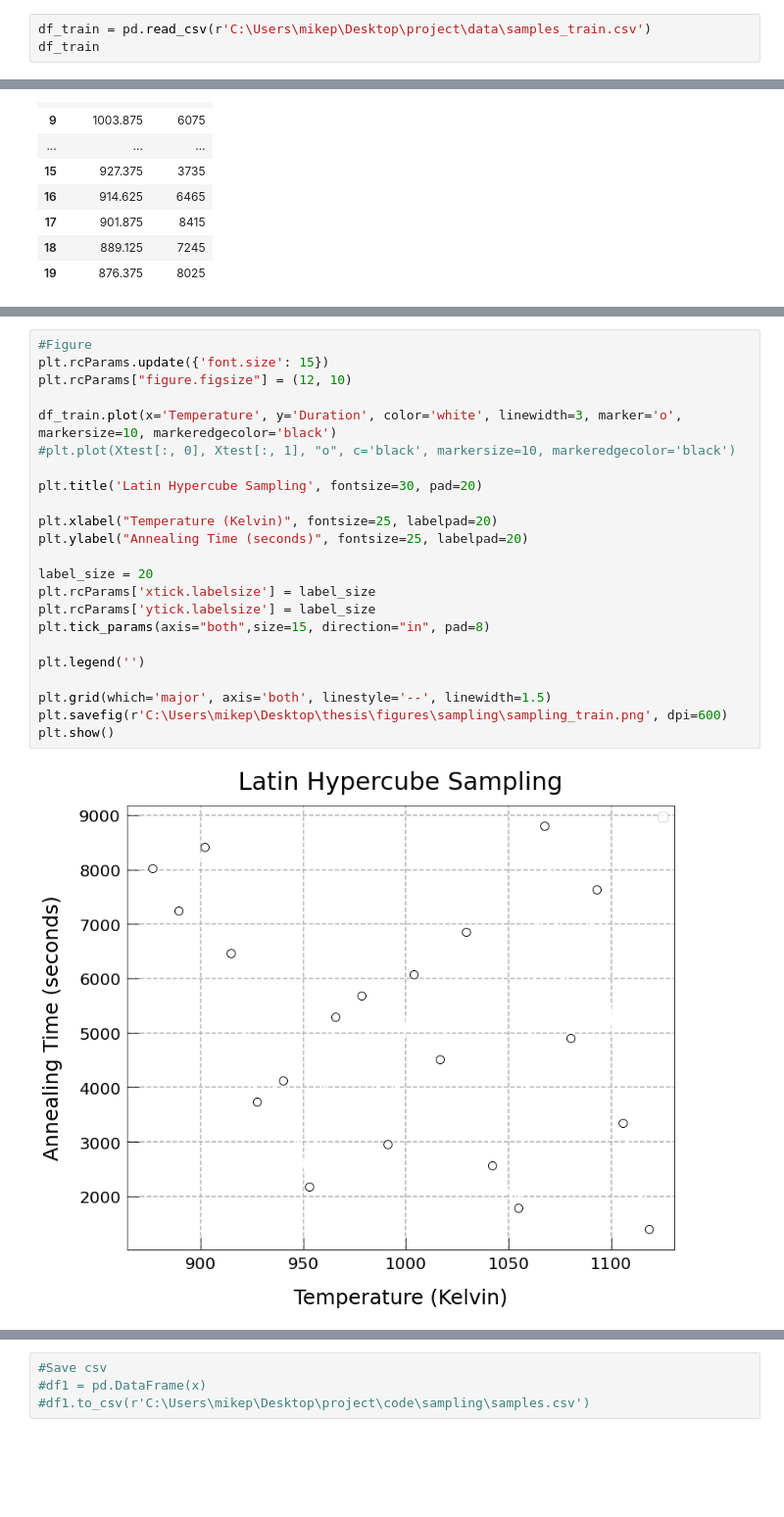
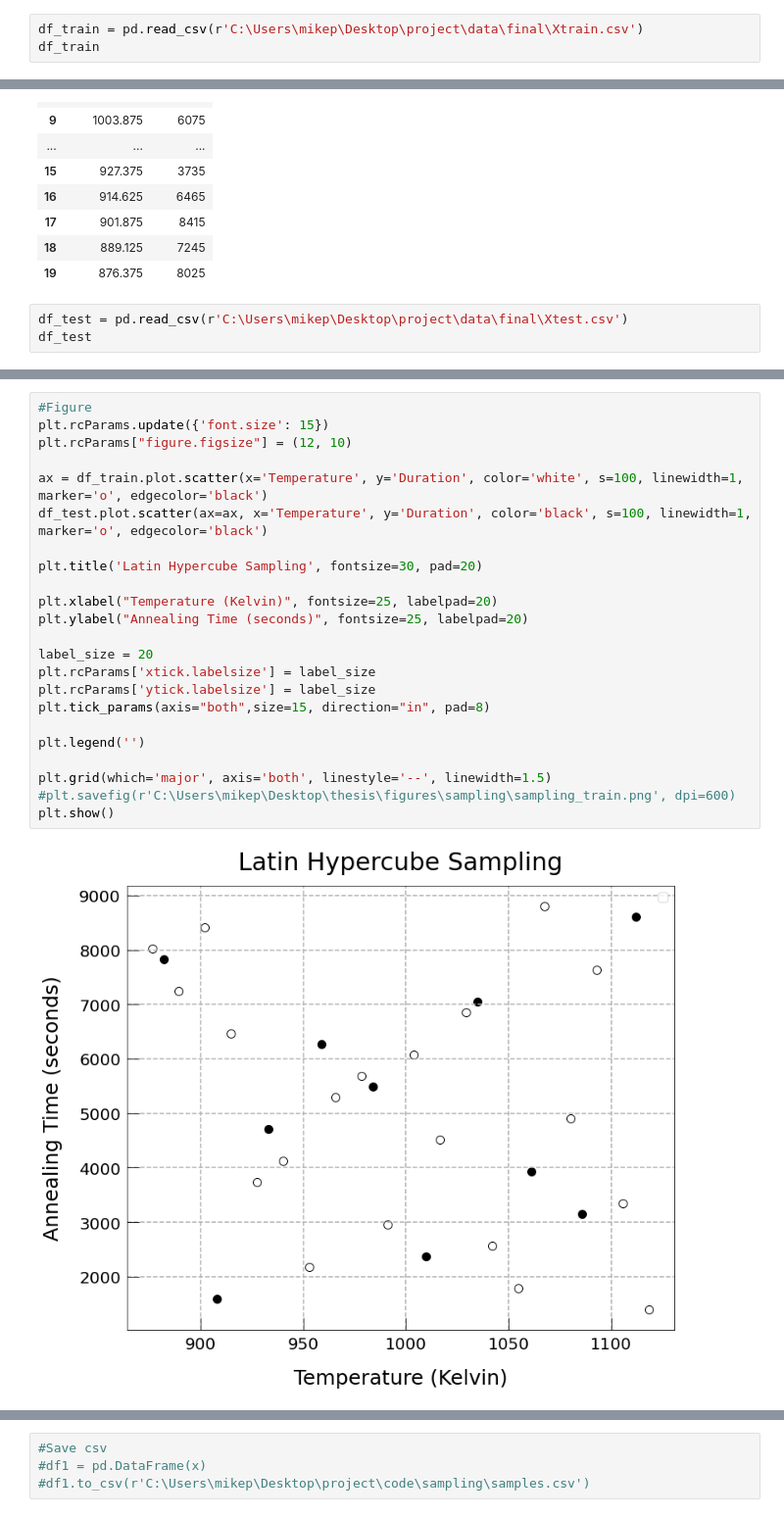
Before and after one commit to jwwtc/code, a Jupyter notebook: sampling/latin_hypercube_sampling_test-data.ipynb, the cells around one changed output, grey strips where cells are left out. Shown: that part at 98% size. Saved outputs shown, nothing was run; the diff lists cells and outputs as text; blank space fills up the shorter version.

```diff
--- a/sampling/latin_hypercube_sampling_test-data.ipynb
+++ b/sampling/latin_hypercube_sampling_test-data.ipynb
@@ -27,7 +28,7 @@ print(Xtest)
  [1061.25 3930.  ]
  [1035.75 7050.  ]]
 # %%
-df_train = pd.read_csv(r'C:\Users\mikep\Desktop\project\data\samples_train.csv')
+df_train = pd.read_csv(r'C:\Users\mikep\Desktop\project\data\final\Xtrain.csv')
 df_train
 # %% [output]
 |  | Temperature | Duration |
@@ -47,3 +48,6 @@ df_train
 | 17 | 901.875 | 8415 |
 | 18 | 889.125 | 7245 |
 | 19 | 876.375 | 8025 |
+# %%
+df_test = pd.read_csv(r'C:\Users\mikep\Desktop\project\data\final\Xtest.csv')
+df_test
@@ -50,25 +66,25 @@ df_train
 # %%
 #Figure
 plt.rcParams.update({'font.size': 15})
 plt.rcParams["figure.figsize"] = (12, 10)
 
-df_train.plot(x='Temperature', y='Duration', color='white', linewidth=3, marker='o', markersize=10, markeredgecolor='black')
-#plt.plot(Xtest[:, 0], Xtest[:, 1], "o", c='black', markersize=10, markeredgecolor='black')
+ax = df_train.plot.scatter(x='Temperature', y='Duration', color='white', s=100, linewidth=1, marker='o', edgecolor='black')
+df_test.plot.scatter(ax=ax, x='Temperature', y='Duration', color='black', s=100, linewidth=1, marker='o', edgecolor='black')
 
 plt.title('Latin Hypercube Sampling', fontsize=30, pad=20)
 
 plt.xlabel("Temperature (Kelvin)", fontsize=25, labelpad=20)
 plt.ylabel("Annealing Time (seconds)", fontsize=25, labelpad=20)
 
 label_size = 20
 plt.rcParams['xtick.labelsize'] = label_size
 plt.rcParams['ytick.labelsize'] = label_size
 plt.tick_params(axis="both",size=15, direction="in", pad=8)
 
 plt.legend('')
 
 plt.grid(which='major', axis='both', linestyle='--', linewidth=1.5)
-plt.savefig(r'C:\Users\mikep\Desktop\thesis\figures\sampling\sampling_train.png', dpi=600)
+#plt.savefig(r'C:\Users\mikep\Desktop\thesis\figures\sampling\sampling_train.png', dpi=600)
 plt.show()
 # %% [output]
-[figure, old version]
+[figure, new version]
```
Also changed, not shown: parts of 4 cells of this notebook, 2 other files.
